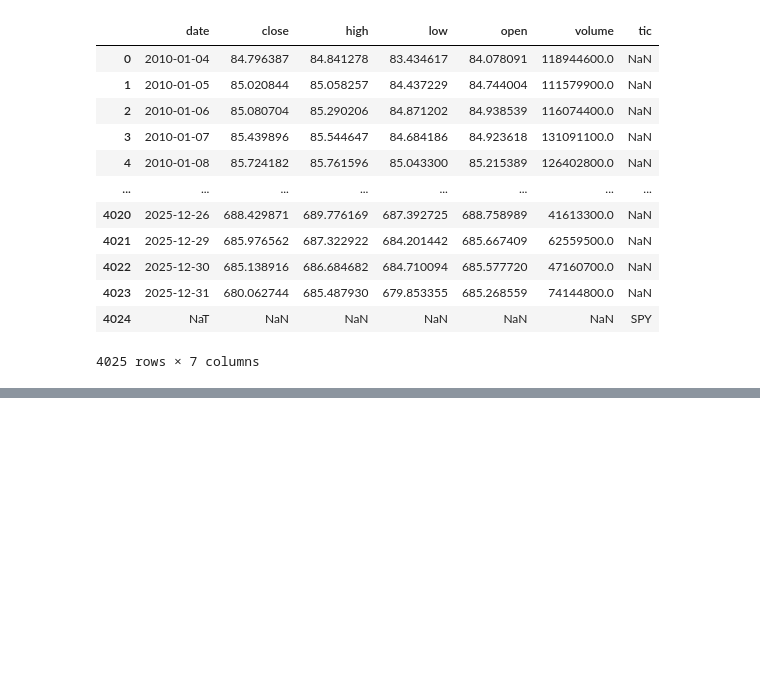
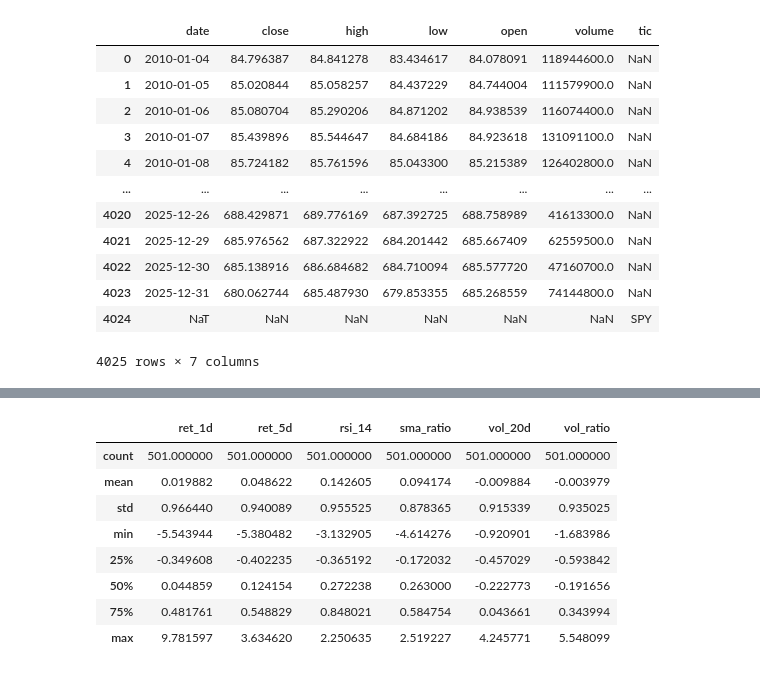
Before and after one commit to ChronoStellar/Trading_RL, a Jupyter notebook: test.ipynb, the cells around one changed output, grey strips where cells are left out. Saved outputs shown, nothing was run; the diff lists cells and outputs as text; code cells hidden in the pictures; blank space fills up the shorter version.

```diff
--- a/test.ipynb
+++ b/test.ipynb
@@ -159,0 +208,14 @@ KeyError: "None of [Index(['tic', 'date', 'macd'], dtype='object')] are in the [
+# %%
+data = df[['ret_1d', 'ret_5d', 'rsi_14', 'sma_ratio', 'vol_20d', 'vol_ratio']]
+
+data.describe()
+# %% [output]
+|  | ret_1d | ret_5d | rsi_14 | sma_ratio | vol_20d | vol_ratio |
+| count | 501.000000 | 501.000000 | 501.000000 | 501.000000 | 501.000000 | 501.000000 |
+| mean | 0.019882 | 0.048622 | 0.142605 | 0.094174 | -0.009884 | -0.003979 |
+| std | 0.966440 | 0.940089 | 0.955525 | 0.878365 | 0.915339 | 0.935025 |
+| min | -5.543944 | -5.380482 | -3.132905 | -4.614276 | -0.920901 | -1.683986 |
+| 25% | -0.349608 | -0.402235 | -0.365192 | -0.172032 | -0.457029 | -0.593842 |
+| 50% | 0.044859 | 0.124154 | 0.272238 | 0.263000 | -0.222773 | -0.191656 |
+| 75% | 0.481761 | 0.548829 | 0.848021 | 0.584754 | 0.043661 | 0.343994 |
+| max | 9.781597 | 3.634620 | 2.250635 | 2.519227 | 4.245771 | 5.548099 |
```
Also changed, not shown: parts of 5 cells of this notebook, 29 other files.
